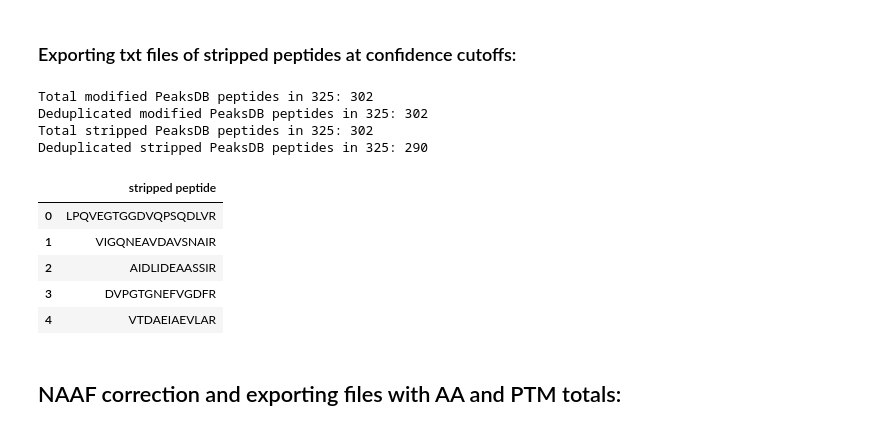
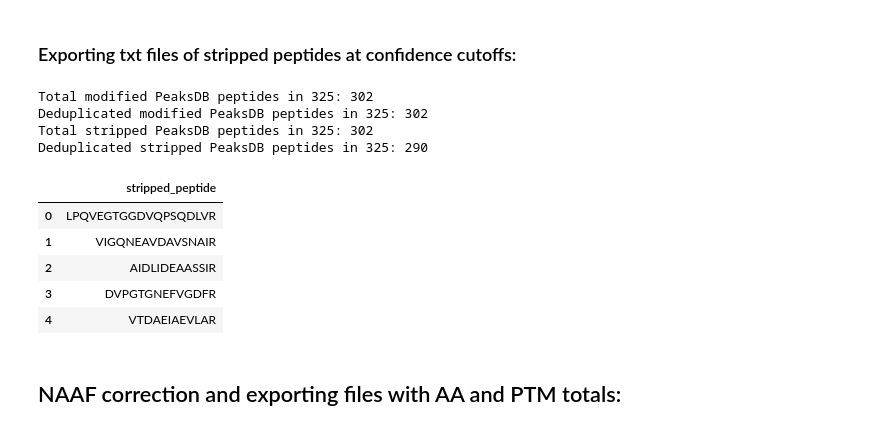
Before and after one commit to MeganEDuffy/rot-mayer, a Jupyter notebook: notebooks/PeaksDB/325_T12_trypsin_PeaksDB.ipynb, the cells around one changed output. Cells and saved outputs as stored; diff of their text form; code cells hidden in the pictures.

```diff
--- a/notebooks/PeaksDB/325_T12_trypsin_PeaksDB.ipynb
+++ b/notebooks/PeaksDB/325_T12_trypsin_PeaksDB.ipynb
@@ -249,35 +250,35 @@ pep325moddup = peaksdb325[["Peptide"]]
 
 # keep only the stripped peptide column <1% FDR
 # this is what we'll use for UniPept input, etc
-pep325dup = peaksdb325[["stripped peptide"]]
+pep325dup = peaksdb325[["stripped_peptide"]]
 
 # deduplicate both of these lists
 pep325mod = pep325moddup.drop_duplicates()
 pep325 = pep325dup.drop_duplicates()
 
 # print out the #s of modified and stripped peptides, deduplicated and not
 
 print("Total modified PeaksDB peptides in 325:", len(pep325moddup))
 print("Deduplicated modified PeaksDB peptides in 325:", len(pep325mod))
 print("Total stripped PeaksDB peptides in 325:", len(pep325dup))
 print("Deduplicated stripped PeaksDB peptides in 325:", len(pep325))
 
 # write altered dataframe to new txt file
 # used header and index parameters to get rid of 'Peptide' header and the indexing
 pep325.to_csv("/home/millieginty/Documents/git-repos/rot-mayer/data/processed/PeaksDB/TW_325_T12_trypsin_combine_PTMopt_DB_FDR1_stripped_peptides.txt", header=False, index=False)
 
 # made the text file into a FASTA
 !awk '{print ">"NR"\n"$0}' /home/millieginty/Documents/git-repos/rot-mayer/data/processed/PeaksDB/TW_325_T12_trypsin_combine_PTMopt_DB_FDR1_stripped_peptides.txt > \
 /home/millieginty/Documents/git-repos/rot-mayer/data/processed/PeaksDB/TW_325_T12_trypsin_combine_PTMopt_DB_FDR1_stripped_peptides.fas
 
 # look at the stripped peptides
 pep325.head()
 # %% [output]
 Total modified PeaksDB peptides in 325: 302
 Deduplicated modified PeaksDB peptides in 325: 302
 Total stripped PeaksDB peptides in 325: 302
 Deduplicated stripped PeaksDB peptides in 325: 290
-|  | stripped peptide |
+|  | stripped_peptide |
 | 0 | LPQVEGTGGDVQPSQDLVR |
 | 1 | VIGQNEAVDAVSNAIR |
 | 2 | AIDLIDEAASSIR |
```
Also changed, not shown: parts of 4 cells of this notebook, 16 other files.
